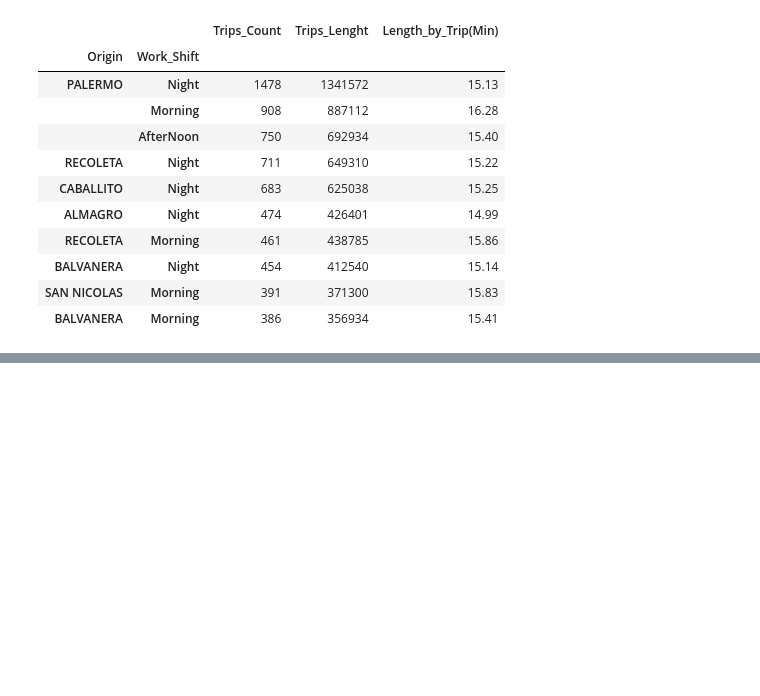
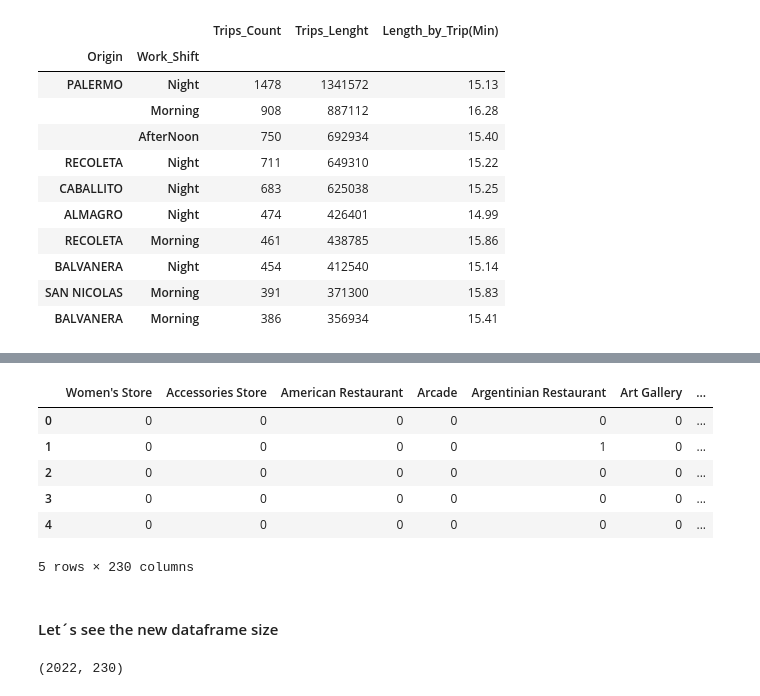
Before and after one commit to FFalcon0/Coursera_Capstone, a Jupyter notebook: Buenos Aires Clustering.ipynb, the cells around one changed output, grey strips where cells are left out. Cells and saved outputs as stored; diff of their text form; code cells hidden in the pictures; blank space fills up the shorter version.

```diff
--- a/Buenos Aires Clustering.ipynb
+++ b/Buenos Aires Clustering.ipynb
@@ -373,0 +402,27 @@ neigh_venues = getNearbyVenues(names=Palermo['Neighborhood'],
+# %%
+# one hot encoding for the Venue Categories
+BA_onehot = pd.get_dummies(neigh_venues[['Venue Category']], prefix="", prefix_sep="")
+
+# add neighborhood column back to dataframe
+BA_onehot['Neighborhood'] = neigh_venues['Neighborhood']
+
+# move neighborhood column to the first column
+
+fixed_columns = [BA_onehot.columns[-1]] + list(BA_onehot.columns[:-1])
+BA_onehot = BA_onehot[fixed_columns]
+
+BA_onehot.head()
+# %% [output]
+|  | Women's Store | Accessories Store | American Restaurant | Arcade | Argentinian Restaurant | Art Gallery | ... |
+| 0 | 0 | 0 | 0 | 0 | 0 | 0 | ... |
+| 1 | 0 | 0 | 0 | 0 | 1 | 0 | ... |
+| 2 | 0 | 0 | 0 | 0 | 0 | 0 | ... |
+| 3 | 0 | 0 | 0 | 0 | 0 | 0 | ... |
+| 4 | 0 | 0 | 0 | 0 | 0 | 0 | ... |
+5 rows × 230 columns
+# %% [markdown]
+#### Let´s see the new dataframe size
+# %%
+BA_onehot.shape
+# %% [output]
+(2022, 230)
```
Also changed, not shown: parts of 21 cells of this notebook.
